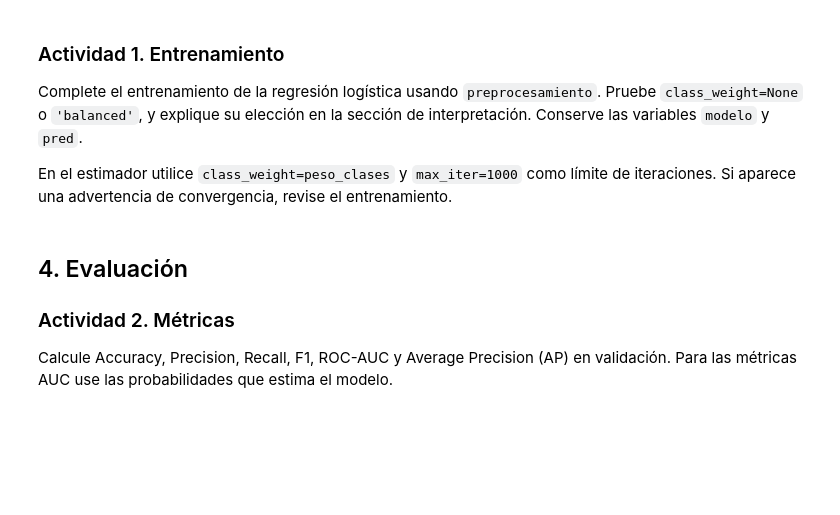
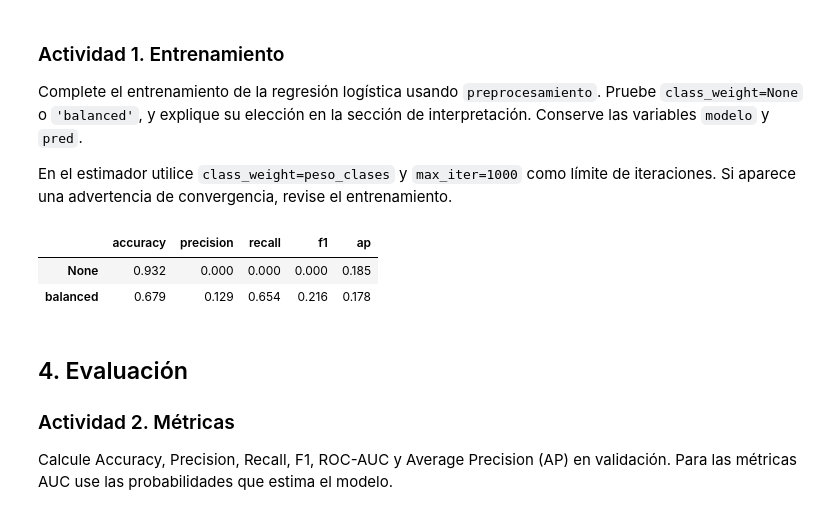
Before and after one commit to VanesaCam/DATA-ANALYTICS-ML-CHALLENGE, a Jupyter notebook: DATA-ANALYTICS-ML-CHALLENGE/notebooks /S12_ML_Challenge.ipynb, the cells around one changed output. Saved outputs shown, nothing was run; the diff lists cells and outputs as text; code cells hidden in the pictures; blank space fills up the shorter version.

```diff
--- a/DATA-ANALYTICS-ML-CHALLENGE/notebooks /S12_ML_Challenge.ipynb
+++ b/DATA-ANALYTICS-ML-CHALLENGE/notebooks /S12_ML_Challenge.ipynb
@@ -261,6 +261,29 @@ F1 referencia: 0.0
 Complete el entrenamiento de la regresión logística usando `preprocesamiento`. Pruebe `class_weight=None` o `'balanced'`, y explique su elección en la sección de interpretación. Conserve las variables `modelo` y `pred`.
 
 En el estimador utilice `class_weight=peso_clases` y `max_iter=1000` como límite de iteraciones. Si aparece una advertencia de convergencia, revise el entrenamiento.
+# %%
+from sklearn.base import clone
+
+resultados = {}
+for peso in [None, 'balanced']:
+    m = make_pipeline(clone(preprocesamiento),
+                      LogisticRegression(class_weight=peso, max_iter=1000))
+    m.fit(X_train, y_train)
+    p = m.predict(X_valid)
+    pr = m.predict_proba(X_valid)[:, 1]
+    resultados[str(peso)] = {
+        'accuracy': accuracy_score(y_valid, p),
+        'precision': precision_score(y_valid, p, zero_division=0),
+        'recall': recall_score(y_valid, p),
+        'f1': f1_score(y_valid, p, zero_division=0),
+        'ap': average_precision_score(y_valid, pr),
+    }
+
+pd.DataFrame(resultados).T.round(3)
+# %% [output]
+|  | accuracy | precision | recall | f1 | ap |
+| None | 0.932 | 0.000 | 0.000 | 0.000 | 0.185 |
+| balanced | 0.679 | 0.129 | 0.654 | 0.216 | 0.178 |
 # %%
 # TODO 1. Entrene el modelo y genere predicciones.
 peso_clases = None  # Opción: 'balanced'
```
